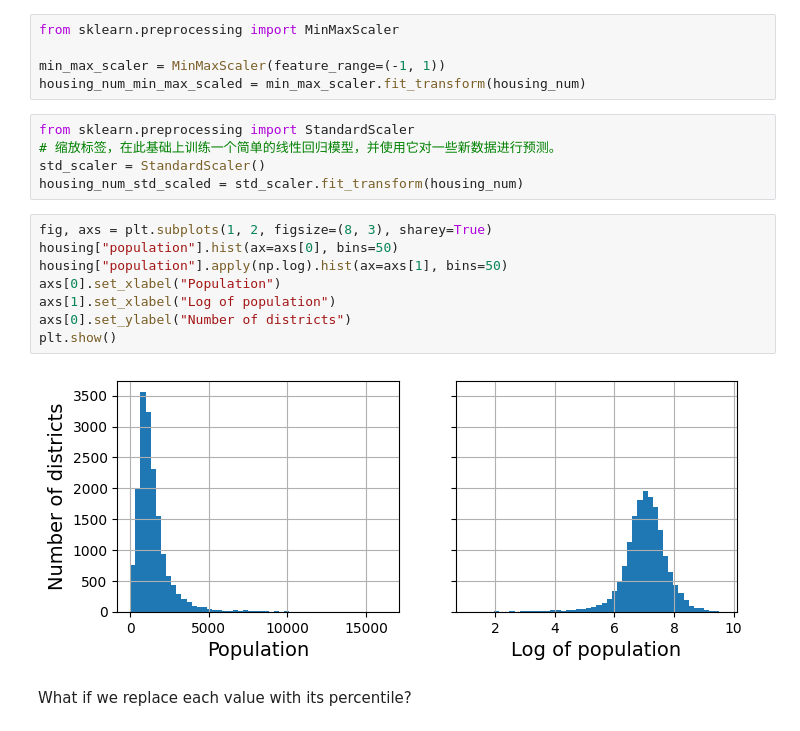
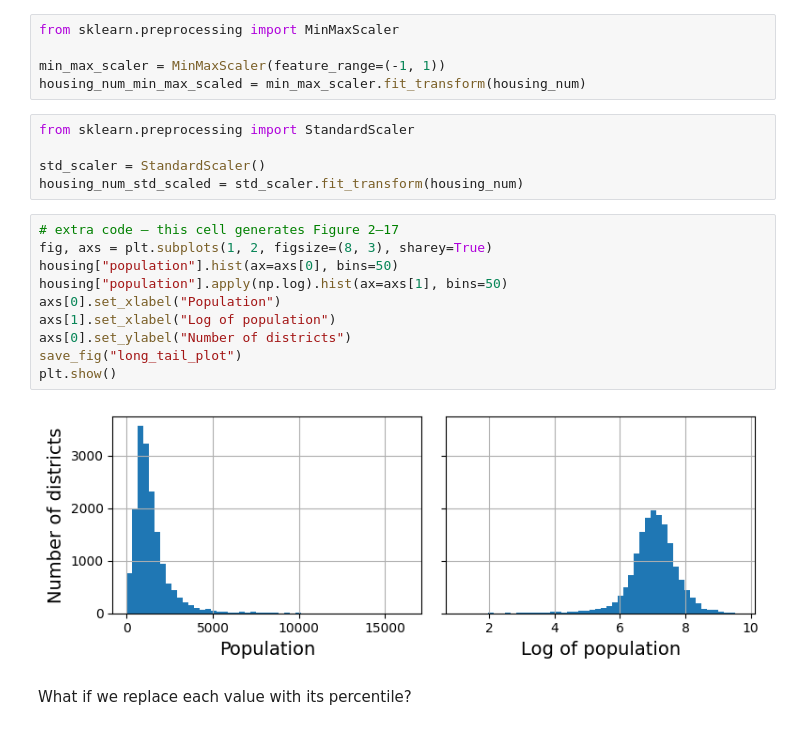
Before and after one commit to amlei/handson-ml3, a Jupyter notebook: 02_end_to_end_machine_learning_project.ipynb, the cells around one changed output. Cells and saved outputs as stored; diff of their text form.

```diff
--- a/02_end_to_end_machine_learning_project.ipynb
+++ b/02_end_to_end_machine_learning_project.ipynb
@@ -765,19 +760,21 @@ min_max_scaler = MinMaxScaler(feature_range=(-1, 1))
 housing_num_min_max_scaled = min_max_scaler.fit_transform(housing_num)
 # %%
 from sklearn.preprocessing import StandardScaler
-# 缩放标签，在此基础上训练一个简单的线性回归模型，并使用它对一些新数据进行预测。
+
 std_scaler = StandardScaler()
 housing_num_std_scaled = std_scaler.fit_transform(housing_num)
 # %%
+# extra code – this cell generates Figure 2–17
 fig, axs = plt.subplots(1, 2, figsize=(8, 3), sharey=True)
 housing["population"].hist(ax=axs[0], bins=50)
 housing["population"].apply(np.log).hist(ax=axs[1], bins=50)
 axs[0].set_xlabel("Population")
 axs[1].set_xlabel("Log of population")
 axs[0].set_ylabel("Number of districts")
+save_fig("long_tail_plot")
 plt.show()
 # %% [output]
-[figure, old version]
+[figure, new version]
 # %% [markdown]
 What if we replace each value with its percentile?
 # %%
```
Also changed, not shown: parts of 60 cells of this notebook, 1 other file.
